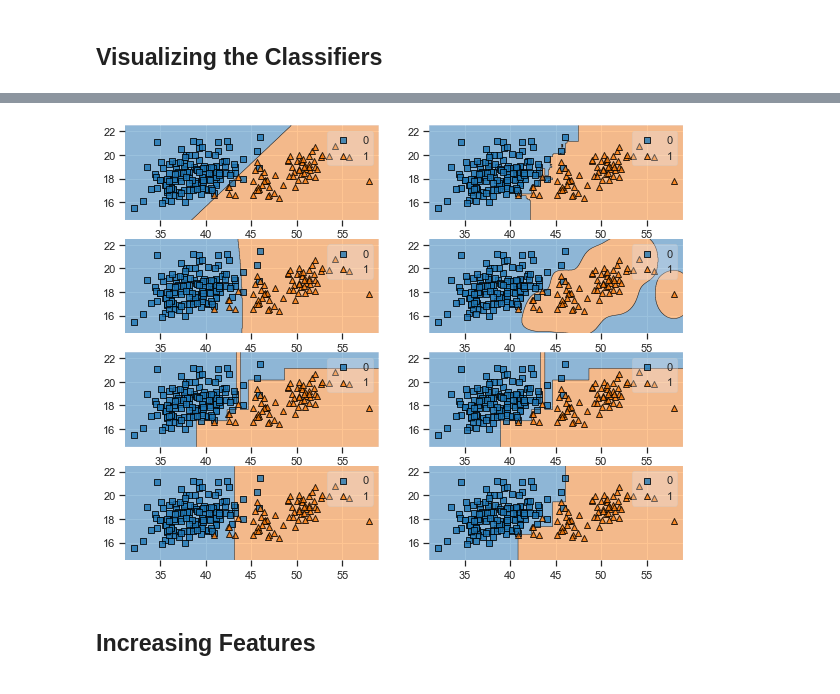
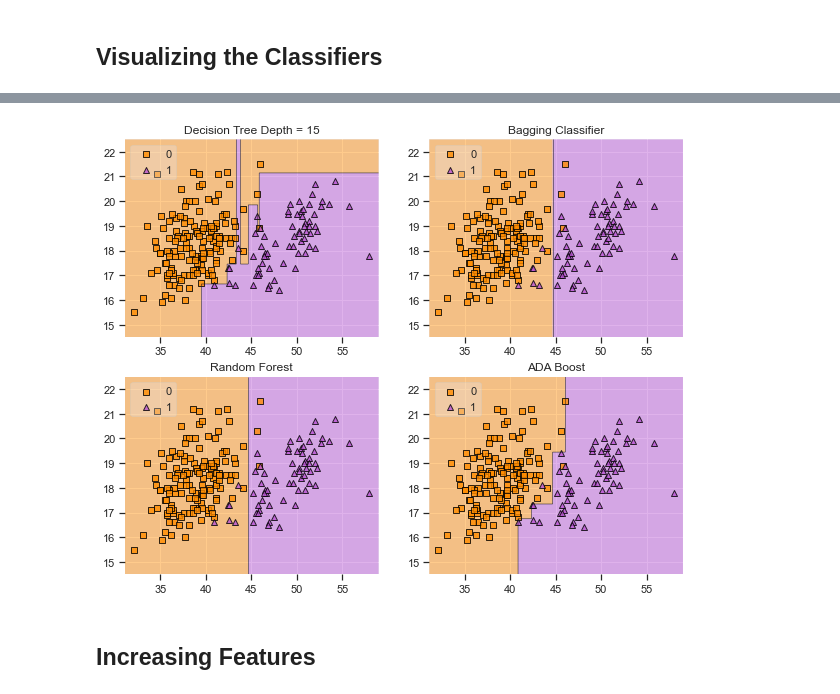
Before and after one commit to ja7174/INDE577, a Jupyter notebook: Lecture 9 - Ensemble Methods & Boosting/Lec 9 - Ensemble Methods.ipynb, the cells around one changed output, grey strips where cells are left out. Saved outputs shown, nothing was run; the diff lists cells and outputs as text; code cells hidden in the pictures.

```diff
--- a/Lecture 9 - Ensemble Methods & Boosting/Lec 9 - Ensemble Methods.ipynb
+++ b/Lecture 9 - Ensemble Methods & Boosting/Lec 9 - Ensemble Methods.ipynb
@@ -183,18 +206,20 @@ for clf, lab in zip([clf1, clf2, clf3, clf4, clf5, clf6, clf7, clf8],
-# %%
-fig, axes = plt.subplots(4,2 , figsize=(10, 8))
-
-leg = ["Adelie", "Chinstrap"]
-fig = plot_decision_regions(X=X, y=y, clf=clf1, ax=axes[0,0], legend=1)
-fig = plot_decision_regions(X=X, y=y, clf=clf2, ax=axes[0,1], legend=1)
-fig = plot_decision_regions(X=X, y=y, clf=clf3, ax=axes[1,0], legend=1)
-fig = plot_decision_regions(X=X, y=y, clf=clf4, ax=axes[1,1], legend=1)
-fig = plot_decision_regions(X=X, y=y, clf=clf5, ax=axes[2,0], legend=1)
-fig = plot_decision_regions(X=X, y=y, clf=clf6, ax=axes[2,1], legend=1)
-fig = plot_decision_regions(X=X, y=y, clf=clf7, ax=axes[3,0], legend=1)
-fig = plot_decision_regions(X=X, y=y, clf=clf8, ax=axes[3,1], legend=1)
-
-plt.show()
-# %% [output]
-[figure, removed]
+# %%
+gs = gridspec.GridSpec(2, 2)
+
+fig = plt.figure(figsize=(10,8))
+
+labels = ['Decision Tree Depth = 15', 'Bagging Classifier', 'Random Forest', 'ADA Boost']
+for clf, lab, grd in zip([tree_clf, bag_clf,  forest_clf, ada_clf],
+                         labels,
+                         itertools.product([0, 1], repeat=2)):
+
+    clf.fit(X, y)
+    ax = plt.subplot(gs[grd[0], grd[1]])
+    fig = plot_decision_regions(X=X, y=y, clf=clf, legend=2, colors='darkorange,mediumorchid')
+    plt.title(lab)
+
+plt.show()
+# %% [output]
+[figure, added]
 # %% [markdown]
 ## Increasing Features
```
Also changed, not shown: parts of 10 cells of this notebook, 1 other file.
